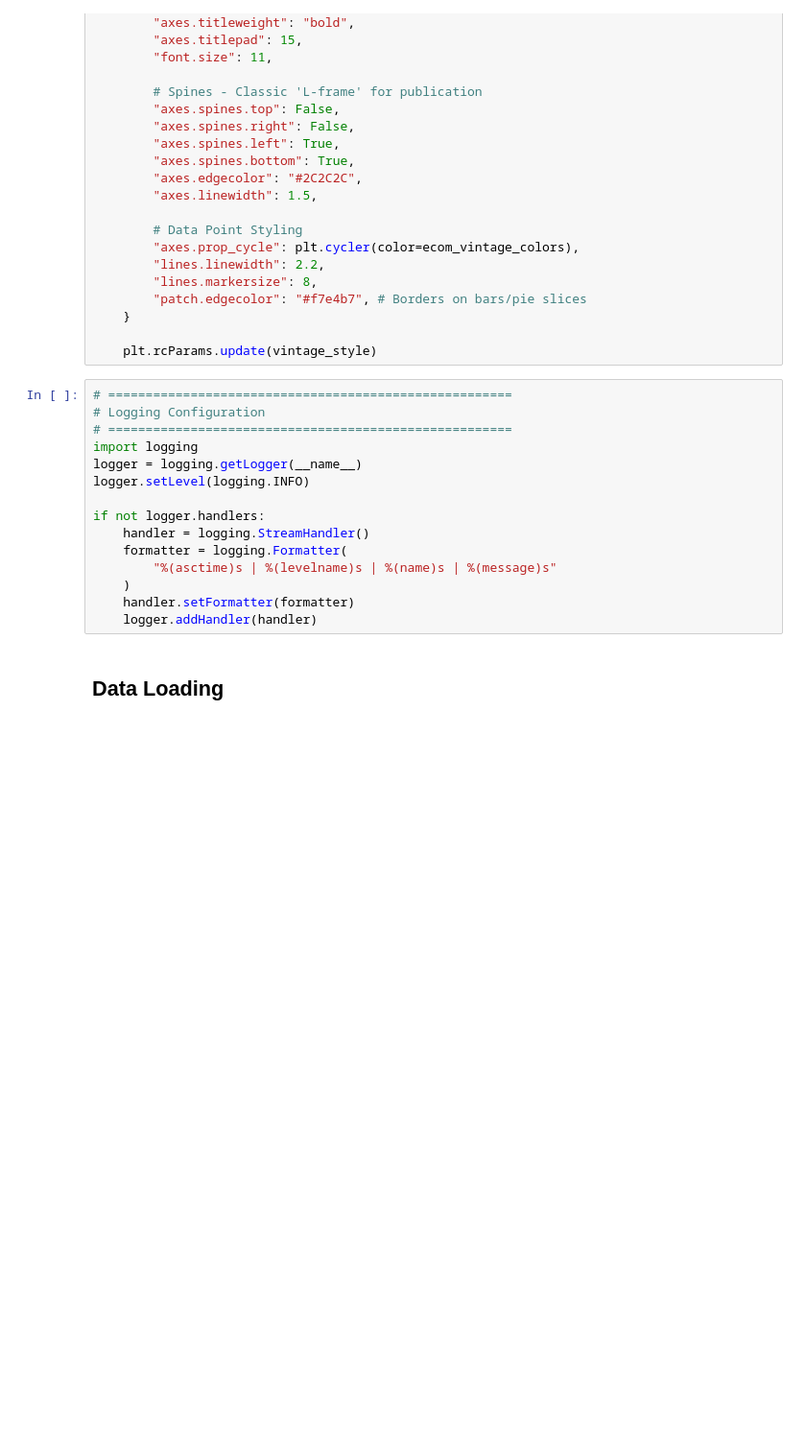
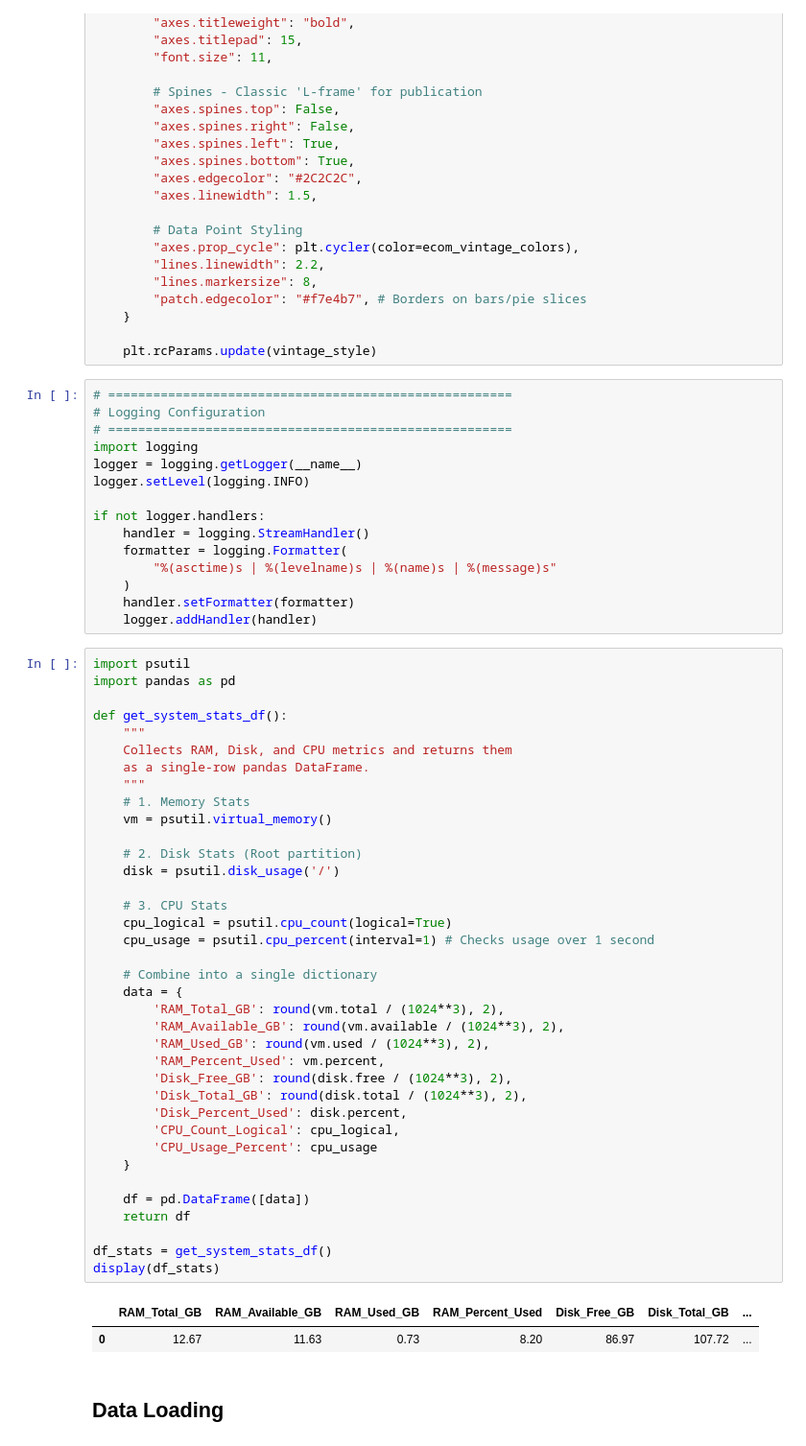
Before and after one commit to masterofray/cooprec_ml-analytics, a Jupyter notebook: notebooks/RC06_Modelling_ItemBased_Filtering.ipynb, the cells around one changed output. Shown at 96% size. Cells and saved outputs as stored; diff of their text form; blank space fills up the shorter version.

```diff
--- a/notebooks/RC06_Modelling_ItemBased_Filtering.ipynb
+++ b/notebooks/RC06_Modelling_ItemBased_Filtering.ipynb
@@ -405,6 +412,46 @@ if not logger.handlers:
     )
     handler.setFormatter(formatter)
     logger.addHandler(handler)
+# %%
+import psutil
+import pandas as pd
+
+def get_system_stats_df():
+    """
+    Collects RAM, Disk, and CPU metrics and returns them
+    as a single-row pandas DataFrame.
+    """
+    # 1. Memory Stats
+    vm = psutil.virtual_memory()
+
+    # 2. Disk Stats (Root partition)
+    disk = psutil.disk_usage('/')
+
+    # 3. CPU Stats
+    cpu_logical = psutil.cpu_count(logical=True)
+    cpu_usage = psutil.cpu_percent(interval=1) # Checks usage over 1 second
+
+    # Combine into a single dictionary
+    data = {
+        'RAM_Total_GB': round(vm.total / (1024**3), 2),
+        'RAM_Available_GB': round(vm.available / (1024**3), 2),
+        'RAM_Used_GB': round(vm.used / (1024**3), 2),
+        'RAM_Percent_Used': vm.percent,
+        'Disk_Free_GB': round(disk.free / (1024**3), 2),
+        'Disk_Total_GB': round(disk.total / (1024**3), 2),
+        'Disk_Percent_Used': disk.percent,
+        'CPU_Count_Logical': cpu_logical,
+        'CPU_Usage_Percent': cpu_usage
+    }
+
+    df = pd.DataFrame([data])
+    return df
+
+df_stats = get_system_stats_df()
+display(df_stats)
+# %% [output]
+|  | RAM_Total_GB | RAM_Available_GB | RAM_Used_GB | RAM_Percent_Used | Disk_Free_GB | Disk_Total_GB | ... |
+| 0 | 12.67 | 11.63 | 0.73 | 8.20 | 86.97 | 107.72 | ... |
 # %% [markdown]
 ## Data Loading
 # %%
```
Also changed, not shown: parts of 22 cells of this notebook, 4 other files.
